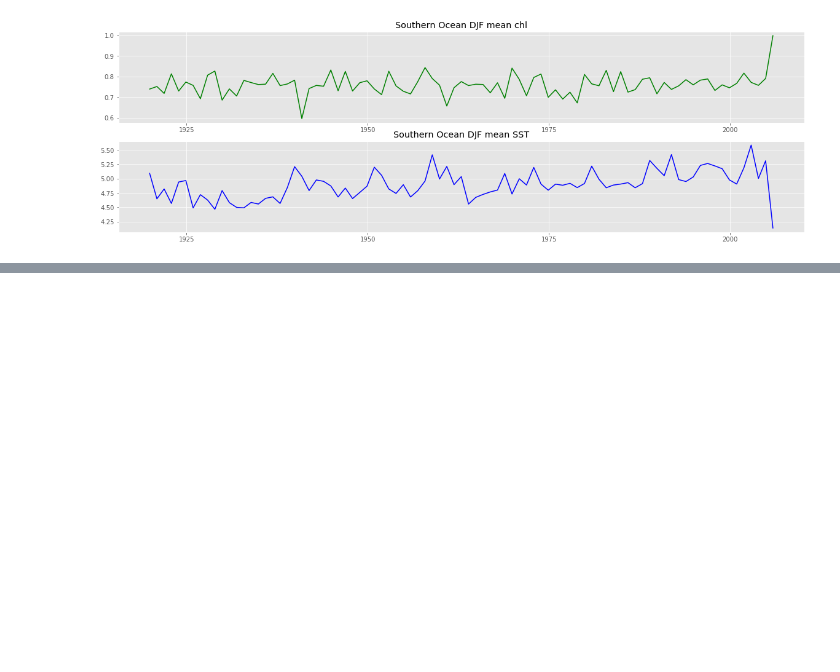
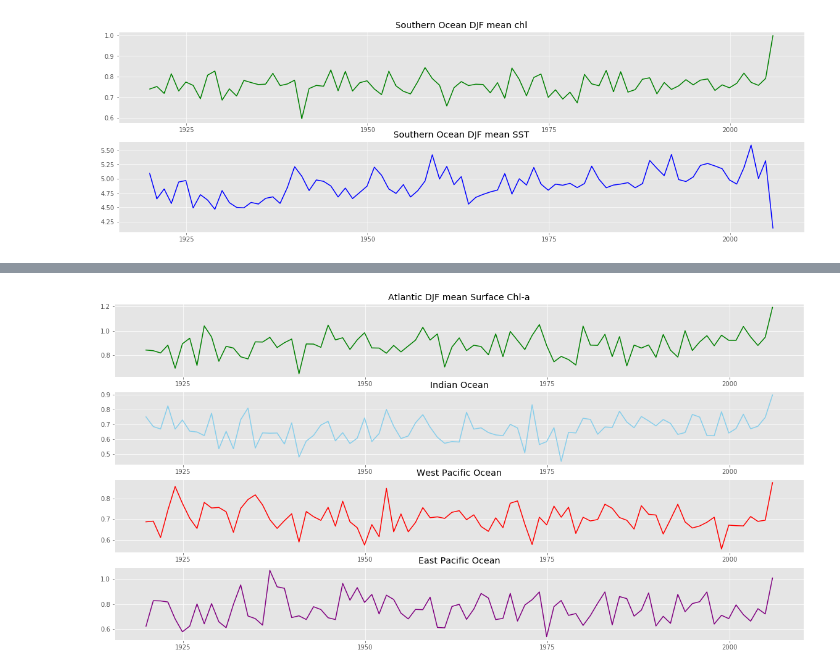
Before and after one commit to Zephyr-Sylvester/krill-cesm-le, a Jupyter notebook: notebooks/DJF-timeseries.ipynb, the cells around one changed output, grey strips where cells are left out. Saved outputs shown, nothing was run; the diff lists cells and outputs as text; code cells hidden in the pictures; blank space fills up the shorter version.

```diff
--- a/notebooks/DJF-timeseries.ipynb
+++ b/notebooks/DJF-timeseries.ipynb
@@ -272,0 +342,27 @@ plt.savefig('SSTxCHL-1920-2005.png')
+# %%
+# Plot all Basins
+fig = plt.figure(figsize=(20,10))
+
+ax1 = fig.add_subplot(411)
+ax1.set_title('Atlantic DJF mean Surface Chl-a')
+ax1.plot(chl_atl_mean['time'].values, chl_atl_mean.values, color = 'green')
+plt.gca()
+
+ax2 = fig.add_subplot(412)
+ax2.set_title('Indian Ocean')
+ax2.plot(chl_ind_mean['time'].values, chl_ind_mean.values, color = 'skyblue')
+plt.gca()
+
+ax3 = fig.add_subplot(413)
+ax3.set_title('West Pacific Ocean')
+ax3.plot(chl_wpac_mean['time'].values, chl_wpac_mean.values, color = 'red')
+plt.gca()
+
+ax4 = fig.add_subplot(414)
+ax4.set_title('East Pacific Ocean')
+ax4.plot(chl_epac_mean['time'].values, chl_epac_mean.values, color = 'purple')
+plt.gca()
+
+plt.savefig('Regional-DJF-CHL-Timeseries-Mean.png')
+# %% [output]
+[figure, added]
```
Also changed, not shown: parts of 8 cells of this notebook, 4 other files.
